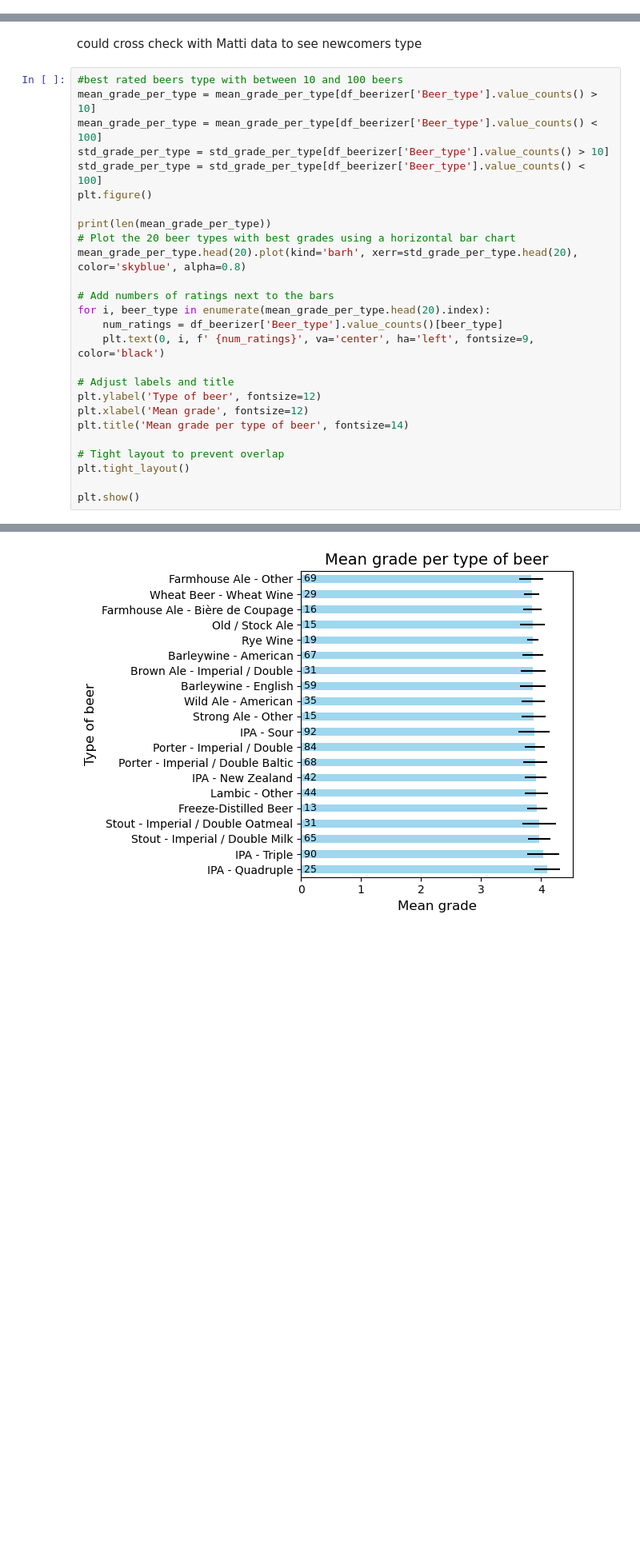
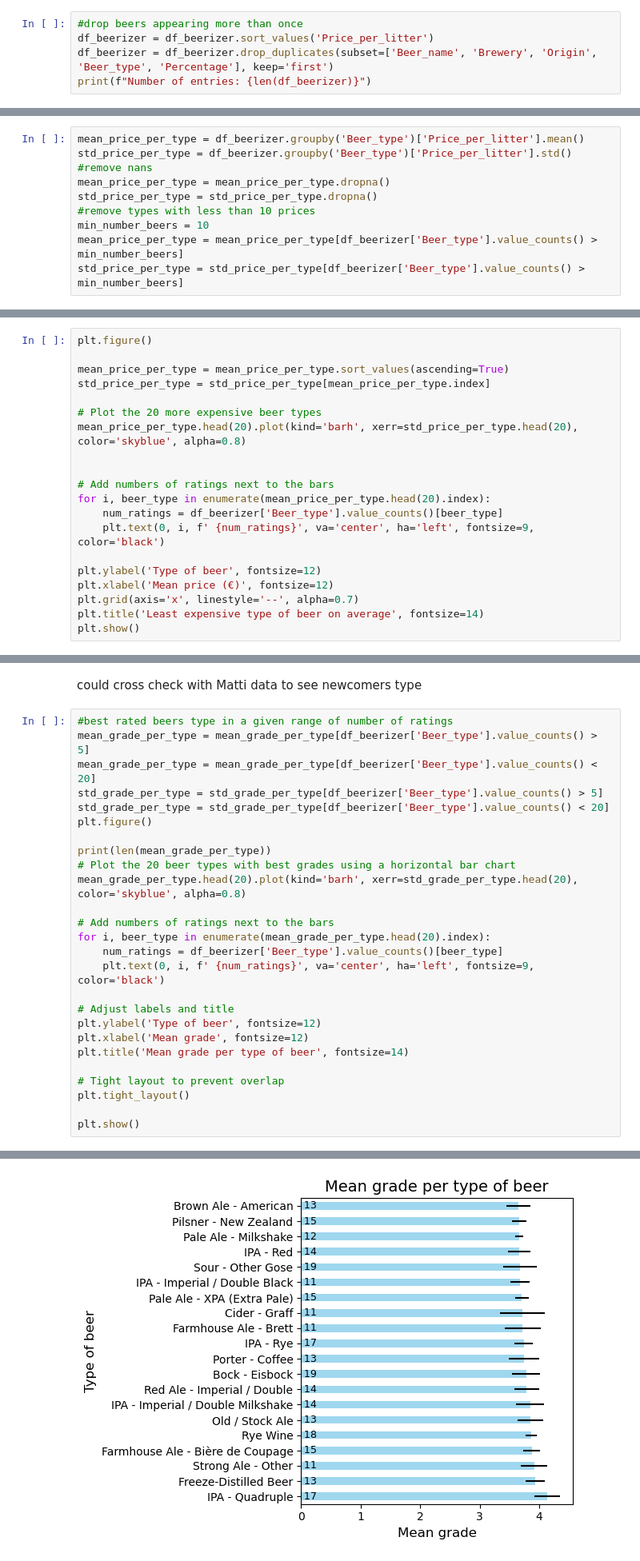
Before and after one commit to epfl-ada/ada-2024-project-pada-wan, a Jupyter notebook: prices.ipynb, the cells around one changed output, grey strips where cells are left out. Shown at 80% size. Saved outputs shown, nothing was run; the diff lists cells and outputs as text; blank space fills up the shorter version.

```diff
--- a/prices.ipynb
+++ b/prices.ipynb
@@ -108,0 +108,5 @@ print(df_beerizer.shape)
+# %%
+#drop beers appearing more than once
+df_beerizer = df_beerizer.sort_values('Price_per_litter')
+df_beerizer = df_beerizer.drop_duplicates(subset=['Beer_name', 'Brewery', 'Origin', 'Beer_type', 'Percentage'], keep='first')
+print(f"Number of entries: {len(df_beerizer)}")
@@ -220,0 +199,10 @@ plt.show()
+# %%
+mean_price_per_type = df_beerizer.groupby('Beer_type')['Price_per_litter'].mean()
+std_price_per_type = df_beerizer.groupby('Beer_type')['Price_per_litter'].std()
+#remove nans
+mean_price_per_type = mean_price_per_type.dropna()
+std_price_per_type = std_price_per_type.dropna()
+#remove types with less than 10 prices
+min_number_beers = 10
+mean_price_per_type = mean_price_per_type[df_beerizer['Beer_type'].value_counts() > min_number_beers]
+std_price_per_type = std_price_per_type[df_beerizer['Beer_type'].value_counts() > min_number_beers]
@@ -300,0 +238,20 @@ plt.show()
+# %%
+plt.figure()
+
+mean_price_per_type = mean_price_per_type.sort_values(ascending=True)
+std_price_per_type = std_price_per_type[mean_price_per_type.index]
+
+# Plot the 20 more expensive beer types
+mean_price_per_type.head(20).plot(kind='barh', xerr=std_price_per_type.head(20), color='skyblue', alpha=0.8)
+
+
+# Add numbers of ratings next to the bars
+for i, beer_type in enumerate(mean_price_per_type.head(20).index):
+    num_ratings = df_beerizer['Beer_type'].value_counts()[beer_type]
+    plt.text(0, i, f' {num_ratings}', va='center', ha='left', fontsize=9, color='black')
+
+plt.ylabel('Type of beer', fontsize=12)
+plt.xlabel('Mean price (€)', fontsize=12)
+plt.grid(axis='x', linestyle='--', alpha=0.7)
+plt.title('Least expensive type of beer on average', fontsize=14)
+plt.show()
@@ -393,11 +358,11 @@ Dropdown(description='Origin:', options=('All', 'Netherlands', 'Canada', 'Czech
 # %% [markdown]
 could cross check with Matti data to see newcomers type
 # %%
-#best rated beers type with between 10 and 100 beers
-mean_grade_per_type = mean_grade_per_type[df_beerizer['Beer_type'].value_counts() > 10]
-mean_grade_per_type = mean_grade_per_type[df_beerizer['Beer_type'].value_counts() < 100]
-std_grade_per_type = std_grade_per_type[df_beerizer['Beer_type'].value_counts() > 10]
-std_grade_per_type = std_grade_per_type[df_beerizer['Beer_type'].value_counts() < 100]
+#best rated beers type in a given range of number of ratings
+mean_grade_per_type = mean_grade_per_type[df_beerizer['Beer_type'].value_counts() > 5]
+mean_grade_per_type = mean_grade_per_type[df_beerizer['Beer_type'].value_counts() < 20]
+std_grade_per_type = std_grade_per_type[df_beerizer['Beer_type'].value_counts() > 5]
+std_grade_per_type = std_grade_per_type[df_beerizer['Beer_type'].value_counts() < 20]
 plt.figure()
 
 print(len(mean_grade_per_type))
@@ -423,4 +388,4 @@ plt.show()
-[figure, old version]
+[figure, new version]
 # %% [markdown]
 ### Cross check grades from other dataset
 # %% [markdown]
```
Also changed, not shown: parts of 38 cells of this notebook, 9 other files.
